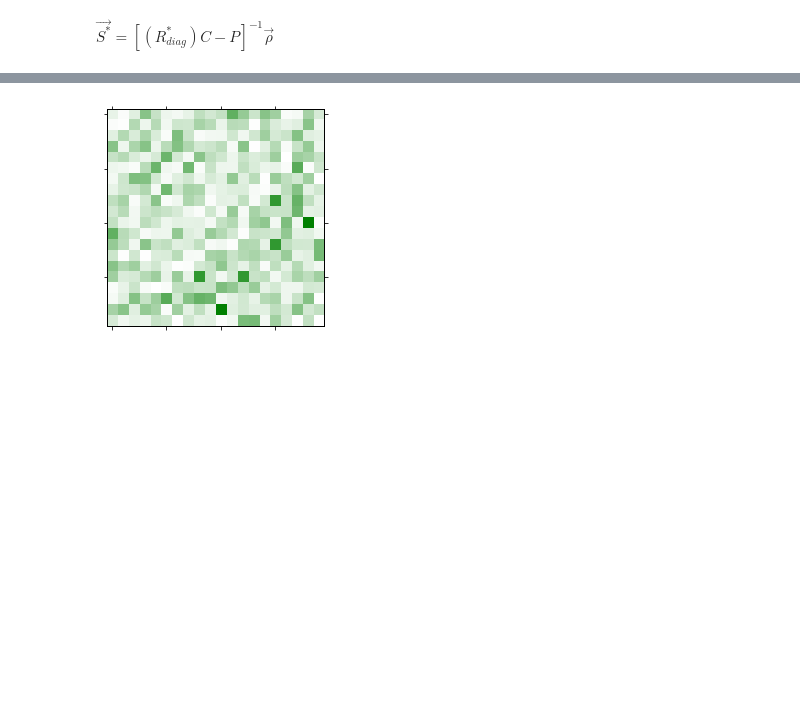
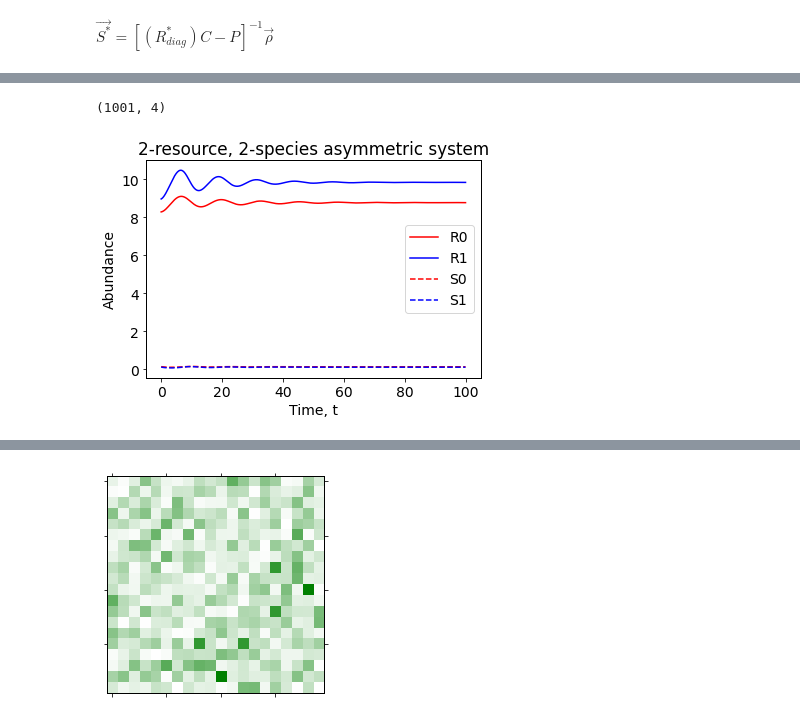
Before and after one commit to hnmns/Microbiome_Stability_Diversity, a Jupyter notebook: microbiome_stab_div.ipynb, the cells around one changed output, grey strips where cells are left out. Drawn from its saved outputs; the diff is of its cells as text; code cells hidden in the pictures; blank space fills up the shorter version.

Commit message:
First numerical sims and Arnoldi tools

```diff
--- a/microbiome_stab_div.ipynb
+++ b/microbiome_stab_div.ipynb
@@ -787,0 +1041,8 @@ Cov_ex = np.diag(np.square(equil)/LAM)
+# %%
+# Numerical solution for (2,2) system
+
+t = np.linspace(0, 100, 1001) # time to simulate
+RS_arn
+u_2 = u_gen_prop(n_arn,RS_arn)
+np.linalg.norm(u_2,2) # works
+u_2 # proportions look good
@@ -787,0 +1056,5 @@ Cov_ex = np.diag(np.square(equil)/LAM)
+# %%
+init_cond = list(u_2+RS_arn.reshape(2*n_arn))
+u_2
+RS_arn
+init_cond
@@ -787,0 +1068,19 @@ Cov_ex = np.diag(np.square(equil)/LAM)
+# %%
+sol = odeint(ResrcProd, init_cond, t, args=(C_arn, aP_arn.reshape(2,2), list(mu_arn.reshape(2)), list(rho_arn.reshape(2)), eps))
+# %%
+sol.shape
+sol = np.array(sol)
+# %% [output]
+(1001, 4)
+# %%
+plt.plot(t, sol[:,0], 'r', label = 'R0');
+plt.plot(t, sol[:,1],'b', label = 'R1');
+plt.plot(t, sol[:,2],'r--', label = 'S0');
+plt.plot(t, sol[:,3],'b--', label = 'S1');
+plt.legend();
+
+plt.title('2-resource, 2-species asymmetric system')
+plt.xlabel('Time, t');
+plt.ylabel('Abundance');
+# %% [output]
+[figure, added]
```
Also changed, not shown: parts of 90 cells of this notebook.
